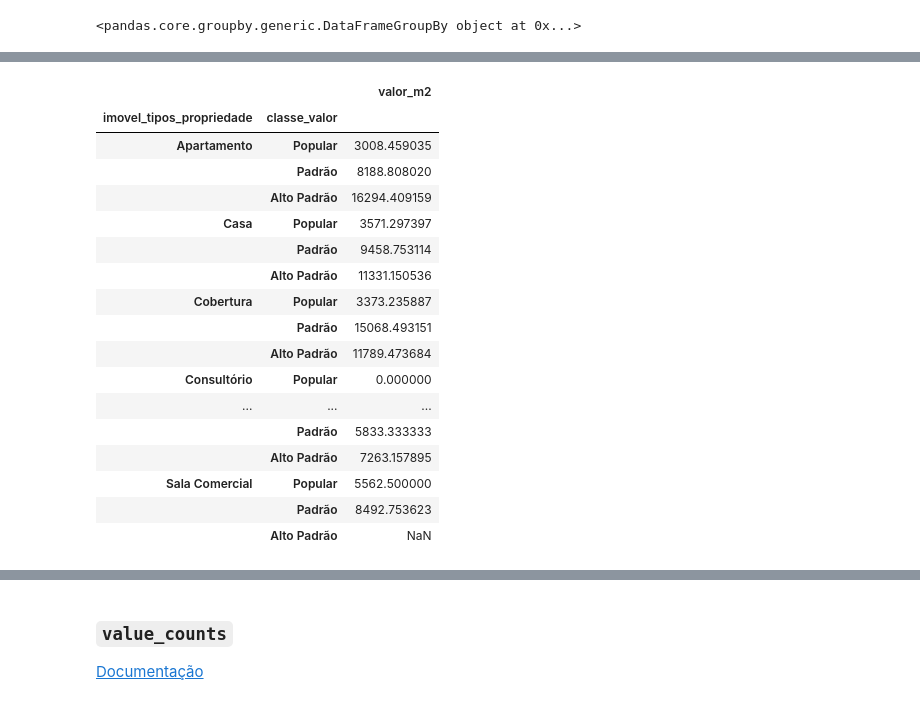
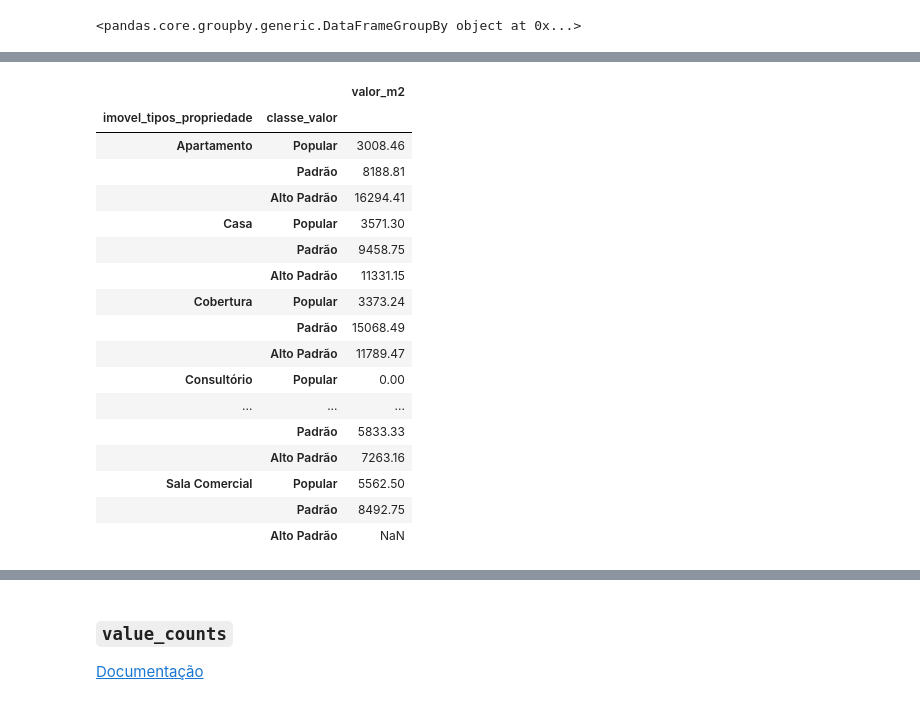
Before and after one commit to Mairondc21/projeto_pandas_av, a Jupyter notebook: Projeto.ipynb, the cells around one changed output, grey strips where cells are left out. Cells and saved outputs as stored; diff of their text form; code cells hidden in the pictures.

```diff
--- a/Projeto.ipynb
+++ b/Projeto.ipynb
@@ -1254,23 +1290,24 @@ grupamento.agg(func=['sum', 'mean', 'std'])
 # %%
-grupamento = dados_listings[['imovel_tipos_propriedade', 'classe_valor','valor_m2']].groupby(by=['imovel_tipos_propriedade','classe_valor'])
+grupamento = dados_listings[['imovel_tipos_propriedade', 'classe_valor', 'valor_m2']] \
+    .groupby(by=['imovel_tipos_propriedade', 'classe_valor'])
 # %%
-grupamento.mean()
+grupamento.mean().round(2)
 # %% [output]
 |  |  | valor_m2 |
 | imovel_tipos_propriedade | classe_valor |  |
-| Apartamento | Popular | 3008.459035 |
-|  | Padrão | 8188.808020 |
-|  | Alto Padrão | 16294.409159 |
-| Casa | Popular | 3571.297397 |
-|  | Padrão | 9458.753114 |
-|  | Alto Padrão | 11331.150536 |
-| Cobertura | Popular | 3373.235887 |
-|  | Padrão | 15068.493151 |
-|  | Alto Padrão | 11789.473684 |
-| Consultório | Popular | 0.000000 |
+| Apartamento | Popular | 3008.46 |
+|  | Padrão | 8188.81 |
+|  | Alto Padrão | 16294.41 |
+| Casa | Popular | 3571.30 |
+|  | Padrão | 9458.75 |
+|  | Alto Padrão | 11331.15 |
+| Cobertura | Popular | 3373.24 |
+|  | Padrão | 15068.49 |
+|  | Alto Padrão | 11789.47 |
+| Consultório | Popular | 0.00 |
 | ... | ... | ... |
-|  | Padrão | 5833.333333 |
-|  | Alto Padrão | 7263.157895 |
-| Sala Comercial | Popular | 5562.500000 |
-|  | Padrão | 8492.753623 |
+|  | Padrão | 5833.33 |
+|  | Alto Padrão | 7263.16 |
+| Sala Comercial | Popular | 5562.50 |
+|  | Padrão | 8492.75 |
 |  | Alto Padrão | NaN |
```
Also changed, not shown: parts of 58 cells of this notebook.
